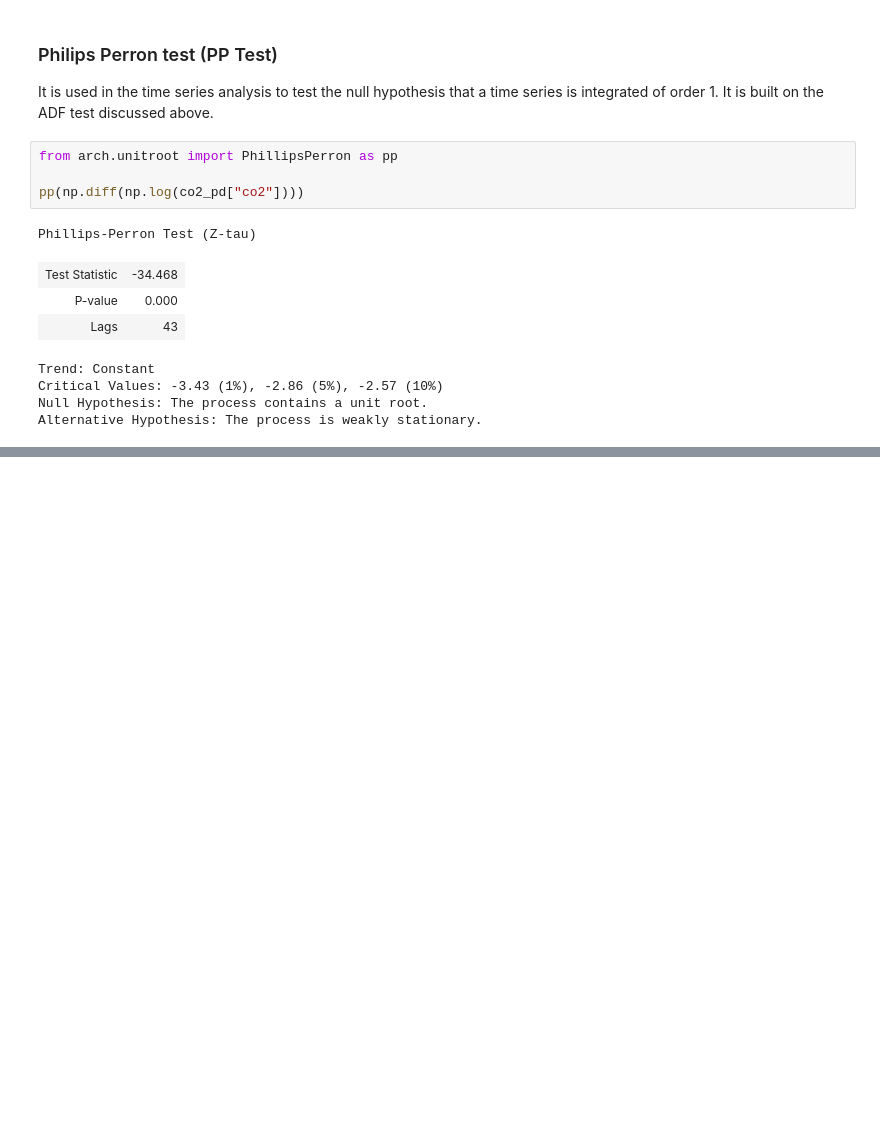
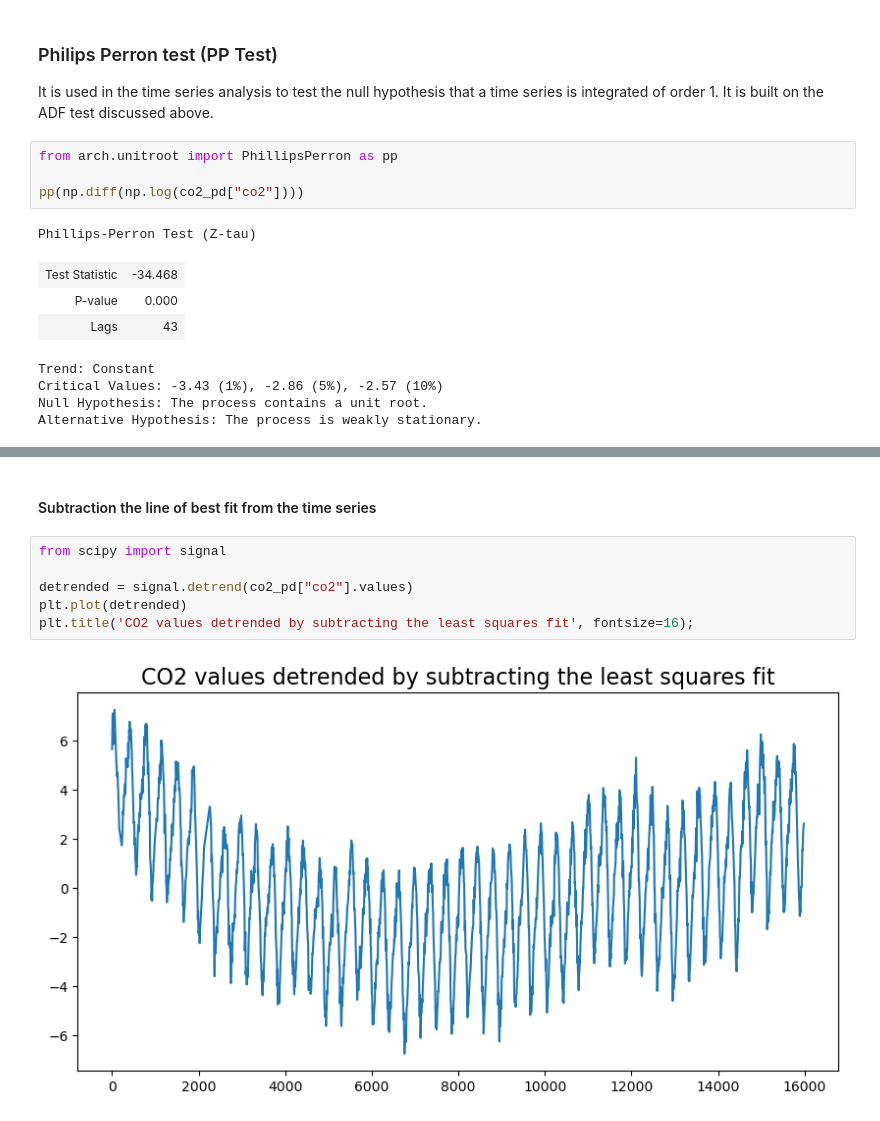
Before and after one commit to konsin1988/CO2_time_series_analysis_and_forecasting_pyspark, a Jupyter notebook: co2_model.ipynb, the cells around one changed output, grey strips where cells are left out. Drawn from its saved outputs; the diff is of its cells as text; blank space fills up the shorter version.

Commit message:
Time series data analysis

```diff
--- a/co2_model.ipynb
+++ b/co2_model.ipynb
@@ -333,0 +374,10 @@ Alternative Hypothesis: The process is weakly stationary.
+# %% [markdown]
+#### Subtraction the line of best fit from the time series
+# %%
+from scipy import signal
+
+detrended = signal.detrend(co2_pd["co2"].values)
+plt.plot(detrended)
+plt.title('CO2 values detrended by subtracting the least squares fit', fontsize=16);
+# %% [output]
+[figure, added]
```
Also changed, not shown: parts of 24 cells of this notebook.
